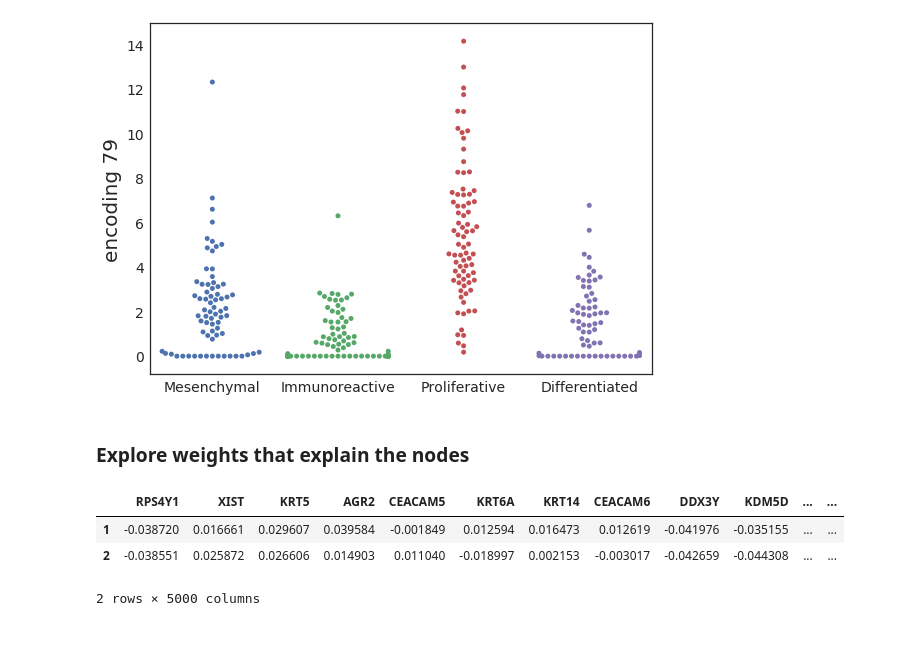
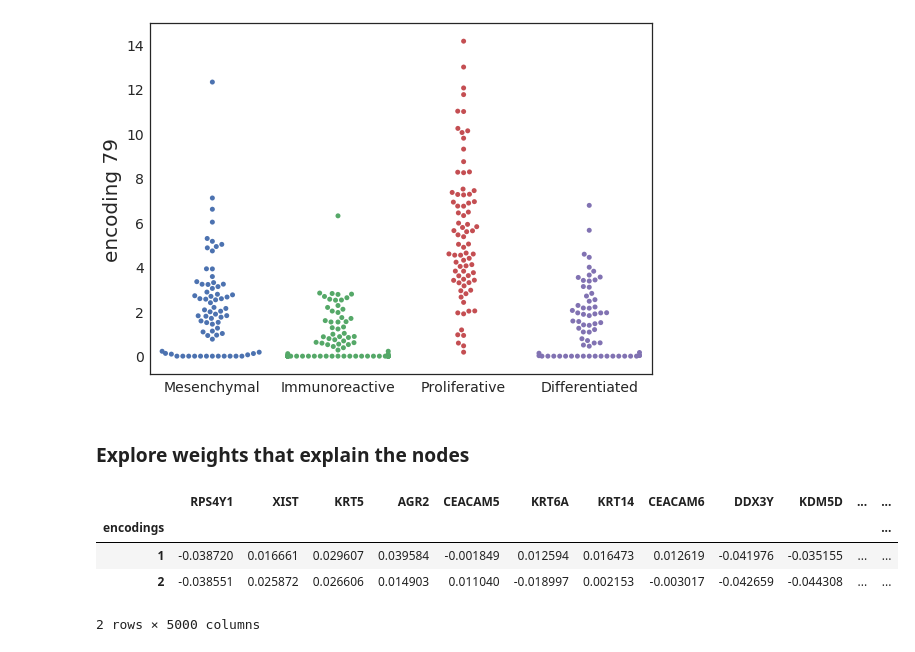
Before and after one commit to greenelab/tybalt, a Jupyter notebook: hgsc_subtypes_tybalt.ipynb, the cells around one changed output. Drawn from its saved outputs; the diff is of its cells as text; code cells hidden in the pictures.

```diff
--- a/hgsc_subtypes_tybalt.ipynb
+++ b/hgsc_subtypes_tybalt.ipynb
@@ -242,18 +234,17 @@ def get_high_weight(weight_matrix, node, high_std=2, direction='positive'):
     node_df.to_csv(node_file, index=False, sep='\t')
 
     return node_df
-# %%
-# Obtain the decoder weights
-weights = []
-for l in decoder.layers:
-    weights.append(l.get_weights())
-
-weight_layer = pd.DataFrame(weights[1][0], columns=rnaseq_df.columns, index=range(1, 101))
-weight_layer.head(2)
-# %% [output]
-|  | RPS4Y1 | XIST | KRT5 | AGR2 | CEACAM5 | KRT6A | KRT14 | CEACAM6 | DDX3Y | KDM5D | ... | ... |
-| 1 | -0.038720 | 0.016661 | 0.029607 | 0.039584 | -0.001849 | 0.012594 | 0.016473 | 0.012619 | -0.041976 | -0.035155 | ... | ... |
-| 2 | -0.038551 | 0.025872 | 0.026606 | 0.014903 | 0.011040 | -0.018997 | 0.002153 | -0.003017 | -0.042659 | -0.044308 | ... | ... |
-2 rows × 5000 columns
+# %%
+# Obtain the decoder weights
+weight_file = os.path.join('results', 'tybalt_gene_weights.tsv')
+
+weight_df = pd.read_table(weight_file, index_col=0)
+weight_df.head(2)
+# %% [output]
+|  | RPS4Y1 | XIST | KRT5 | AGR2 | CEACAM5 | KRT6A | KRT14 | CEACAM6 | DDX3Y | KDM5D | ... | ... |
+| encodings |  |  |  |  |  |  |  |  |  |  |  | ... |
+| 1 | -0.038720 | 0.016661 | 0.029607 | 0.039584 | -0.001849 | 0.012594 | 0.016473 | 0.012619 | -0.041976 | -0.035155 | ... | ... |
+| 2 | -0.038551 | 0.025872 | 0.026606 | 0.014903 | 0.011040 | -0.018997 | 0.002153 | -0.003017 | -0.042659 | -0.044308 | ... | ... |
+2 rows × 5000 columns
 # %%
 # Output high weight genes for nodes representing mesenchymal vs immunoreactive
```
Also changed, not shown: parts of 5 cells of this notebook, 9 other files.
